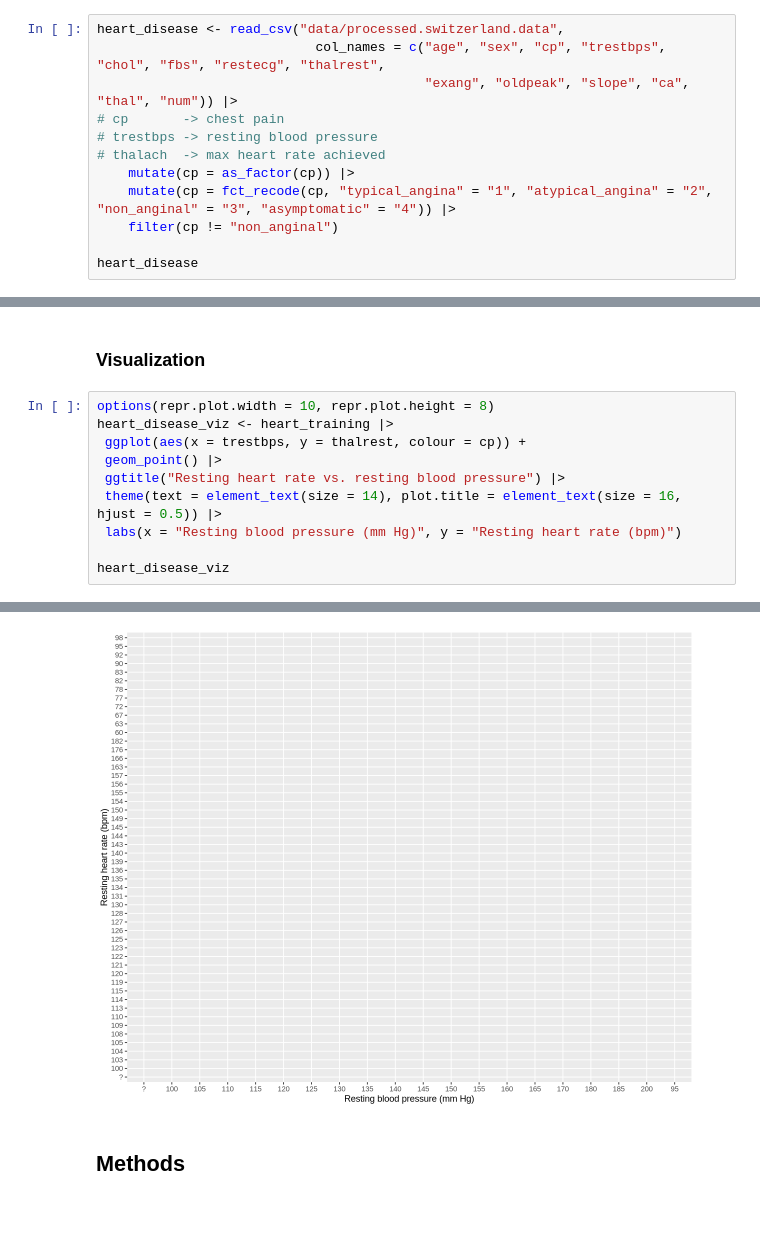
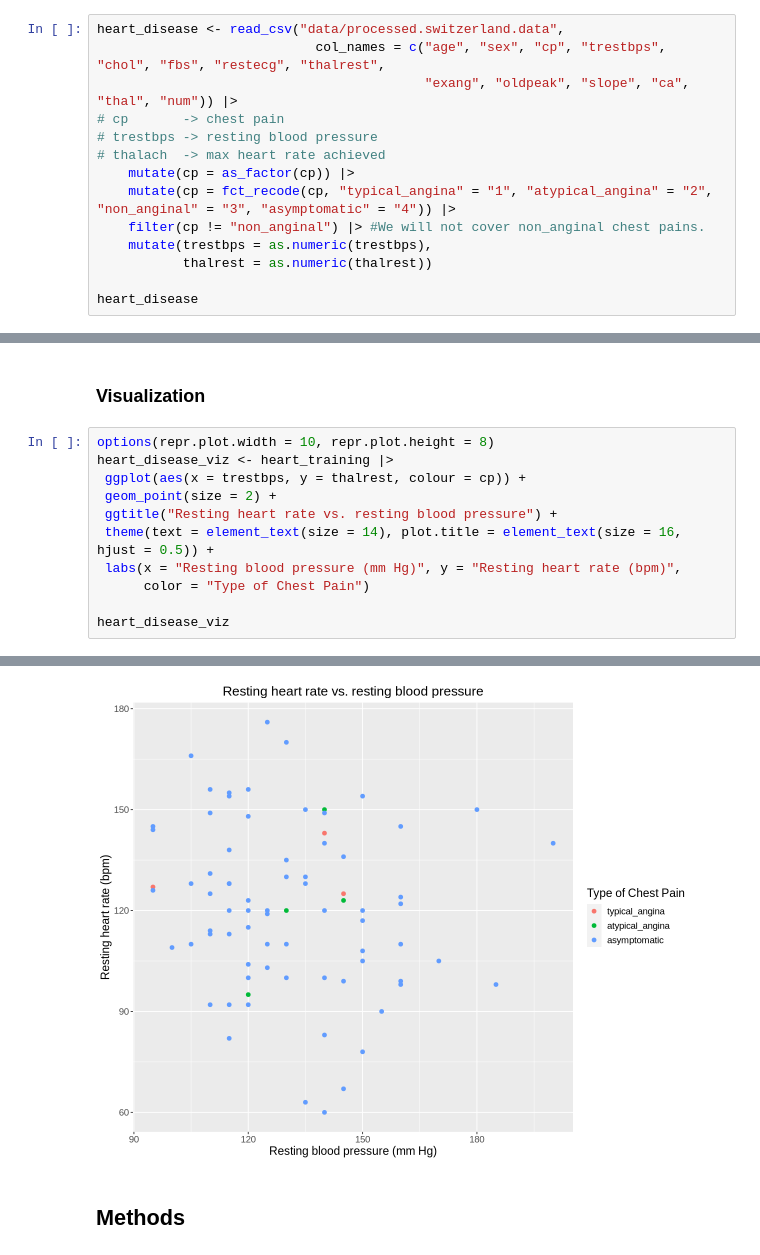
Before and after one commit to andreaschildh/project_proposal, a Jupyter notebook: heart_disease_gproject.ipynb, the cells around one changed output, grey strips where cells are left out. Cells and saved outputs as stored; diff of their text form; blank space fills up the shorter version.

Commit message:
Summarizing data and minor fixes
Added seed, numeric trest and thal, summary.

```diff
--- a/heart_disease_gproject.ipynb
+++ b/heart_disease_gproject.ipynb
@@ -43,7 +26,9 @@ heart_disease <- read_csv("data/processed.switzerland.data",
 # thalach  -> max heart rate achieved
     mutate(cp = as_factor(cp)) |>
     mutate(cp = fct_recode(cp, "typical_angina" = "1", "atypical_angina" = "2", "non_anginal" = "3", "asymptomatic" = "4")) |>
-    filter(cp != "non_anginal")
+    filter(cp != "non_anginal") |> #We will not cover non_anginal chest pains.
+    mutate(trestbps = as.numeric(trestbps),
+           thalrest = as.numeric(thalrest))
 
 heart_disease
 # %% [output]
@@ -89,10 +95,11 @@ heart_testing <- testing(heart_disease_split)
 options(repr.plot.width = 10, repr.plot.height = 8)
 heart_disease_viz <- heart_training |>
  ggplot(aes(x = trestbps, y = thalrest, colour = cp)) +
- geom_point() |>
- ggtitle("Resting heart rate vs. resting blood pressure") |>
- theme(text = element_text(size = 14), plot.title = element_text(size = 16, hjust = 0.5)) |>
- labs(x = "Resting blood pressure (mm Hg)", y = "Resting heart rate (bpm)")
+ geom_point(size = 2) +
+ ggtitle("Resting heart rate vs. resting blood pressure") +
+ theme(text = element_text(size = 14), plot.title = element_text(size = 16, hjust = 0.5)) +
+ labs(x = "Resting blood pressure (mm Hg)", y = "Resting heart rate (bpm)",
+      color = "Type of Chest Pain")
 
 heart_disease_viz
 # %% [output]
@@ -99,4 +108,4 @@ heart_disease_viz
-[figure, old version]
+[figure, new version]
 # %% [markdown]
 ## Methods
 # %% [markdown]
```
Also changed, not shown: parts of 5 cells of this notebook.
